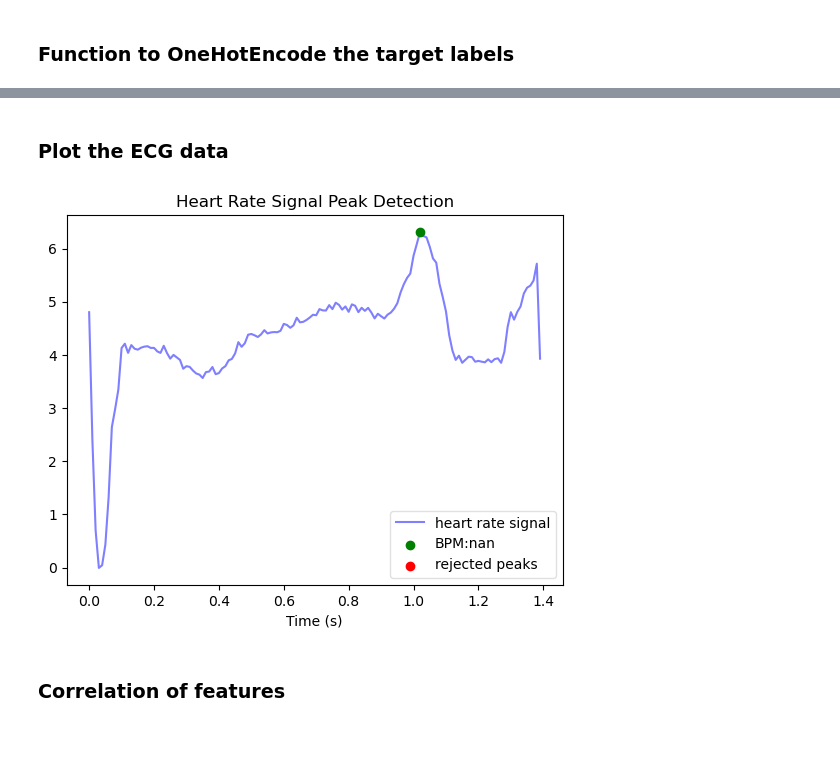
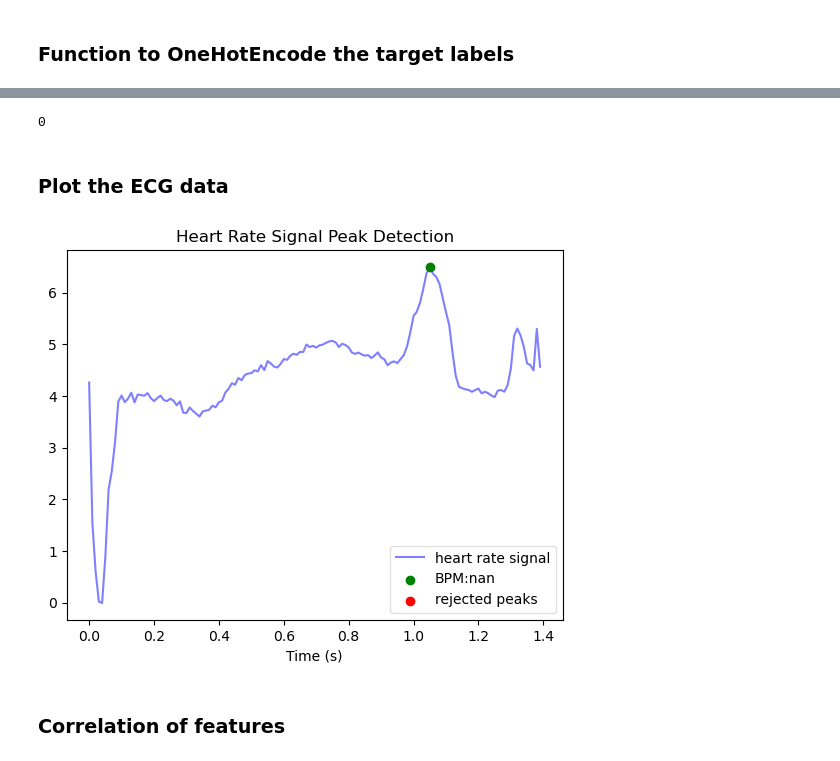
Before and after one commit to vsg-vsg/Time-Series-Data-Dimension-Reduction, a Jupyter notebook: ECG5000-2.ipynb, the cells around one changed output, grey strips where cells are left out. Cells and saved outputs as stored; diff of their text form; code cells hidden in the pictures.

Commit message:
Presentation and corresponding images

```diff
--- a/ECG5000-2.ipynb
+++ b/ECG5000-2.ipynb
@@ -68,2 +83,6 @@ X = data.drop('target', axis=1)
+# %%
+data.isna().sum().sum()
+# %% [output]
+0
 # %% [markdown]
 ### Plot the ECG data
@@ -70,8 +92,8 @@ X = data.drop('target', axis=1)
 # %%
-working_data, measures = hp.process(np.delete(data_array[3], -1), 100.0)
+working_data, measures = hp.process(np.delete(data_array[0], -1), 100.0)
 hp.plotter(working_data, measures)
 # %% [output]
-[figure, old version]
+[figure, new version]
 # %% [markdown]
 ### Correlation of features
 # %%
```
Also changed, not shown: parts of 63 cells of this notebook, 18 other files.
